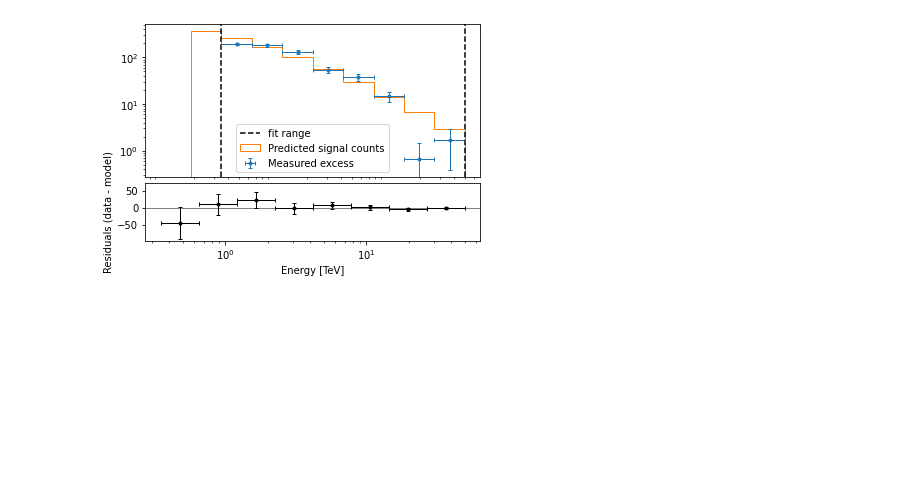
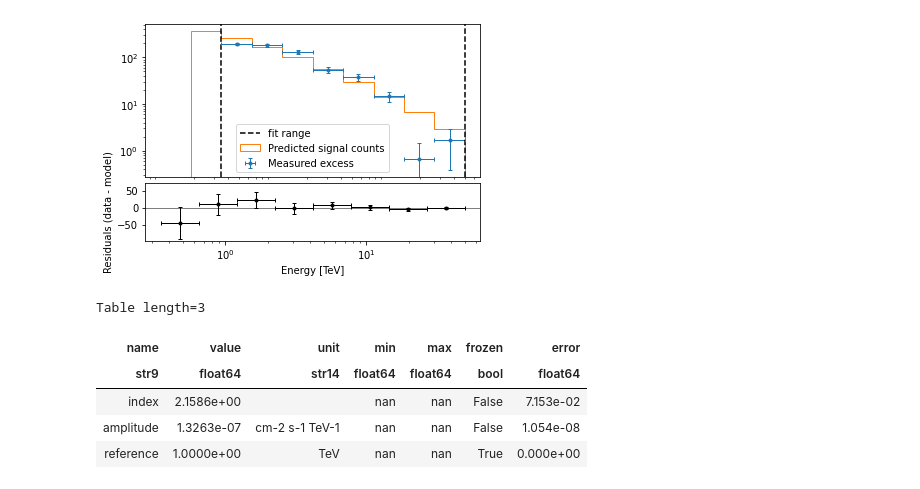
Before and after one commit to AtreyeeS/test_notebooks, a Jupyter notebook: extended_source_spectral_analysis.ipynb, the cells around one changed output. Drawn from its saved outputs; the diff is of its cells as text; code cells hidden in the pictures; blank space fills up the shorter version.

```diff
--- a/extended_source_spectral_analysis.ipynb
+++ b/extended_source_spectral_analysis.ipynb
@@ -171,6 +167,6 @@ spectrum_stack.models.names
 spectral_model = PowerLawSpectralModel(
     index=2, amplitude=2e-10 * u.Unit("cm-2 s-1 TeV-1"), reference=1 * u.TeV
 )
-model = SkyModel(spectral_model=spectral_model)
+model = SkyModel(spectral_model=spectral_model, name='model1')
 # %%
 spectrum_stack.models = model
@@ -205,3 +195,12 @@ spectrum_stack.plot_fit()
 (<AxesSubplot:xlabel='Energy [TeV]', ylabel='$\\mathrm{}$'>,
  <AxesSubplot:xlabel='Energy [TeV]', ylabel='Residuals (data - model)'>)
 [figure]
+# %%
+spectrum_stack.models.parameters.to_table()
+# %% [output]
+Table length=3
+| name | value | unit | min | max | frozen | error |
+| str9 | float64 | str14 | float64 | float64 | bool | float64 |
+| index | 2.1586e+00 |  | nan | nan | False | 7.153e-02 |
+| amplitude | 1.3263e-07 | cm-2 s-1 TeV-1 | nan | nan | False | 1.054e-08 |
+| reference | 1.0000e+00 | TeV | nan | nan | True | 0.000e+00 |
```
Also changed, not shown: parts of 21 cells of this notebook.
